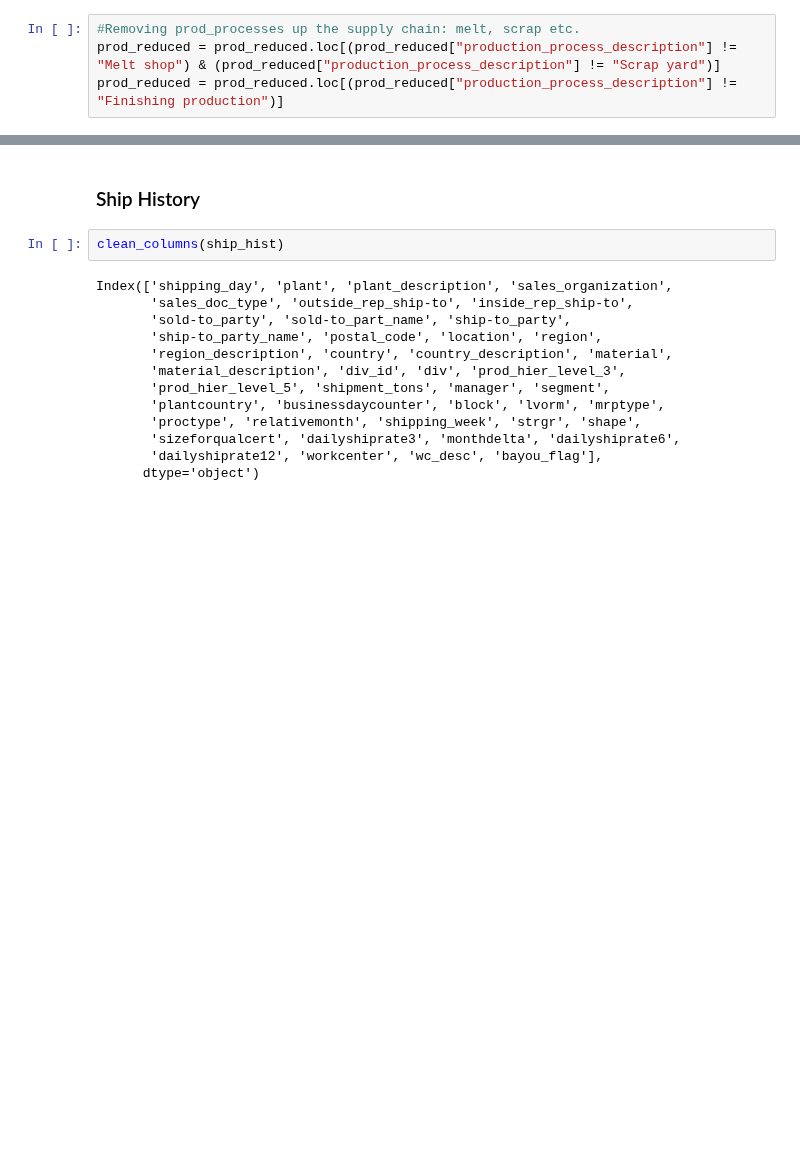
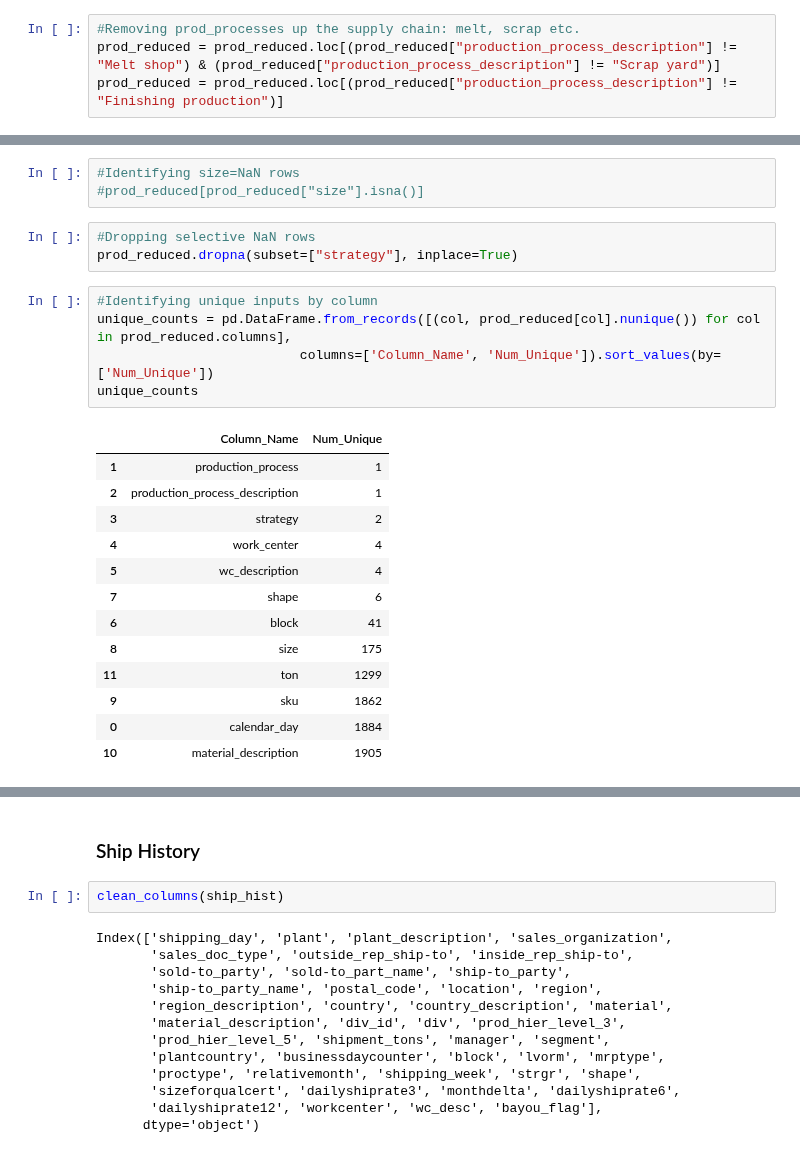
Before and after one commit to jvac06/pft, a Jupyter notebook: scripts/cleaning.ipynb, the cells around one changed output, grey strips where cells are left out. Drawn from its saved outputs; the diff is of its cells as text; blank space fills up the shorter version.

```diff
--- a/scripts/cleaning.ipynb
+++ b/scripts/cleaning.ipynb
@@ -243,0 +251,25 @@ prod_reduced = prod_reduced.loc[(prod_reduced["production_process_description"]
+# %%
+#Identifying size=NaN rows
+#prod_reduced[prod_reduced["size"].isna()]
+# %%
+#Dropping selective NaN rows
+prod_reduced.dropna(subset=["strategy"], inplace=True)
+# %%
+#Identifying unique inputs by column
+unique_counts = pd.DataFrame.from_records([(col, prod_reduced[col].nunique()) for col in prod_reduced.columns],
+                          columns=['Column_Name', 'Num_Unique']).sort_values(by=['Num_Unique'])
+unique_counts
+# %% [output]
+|  | Column_Name | Num_Unique |
+| 1 | production_process | 1 |
+| 2 | production_process_description | 1 |
+| 3 | strategy | 2 |
+| 4 | work_center | 4 |
+| 5 | wc_description | 4 |
+| 7 | shape | 6 |
+| 6 | block | 41 |
+| 8 | size | 175 |
+| 11 | ton | 1299 |
+| 9 | sku | 1862 |
+| 0 | calendar_day | 1884 |
+| 10 | material_description | 1905 |
```
Also changed, not shown: parts of 9 cells of this notebook.
